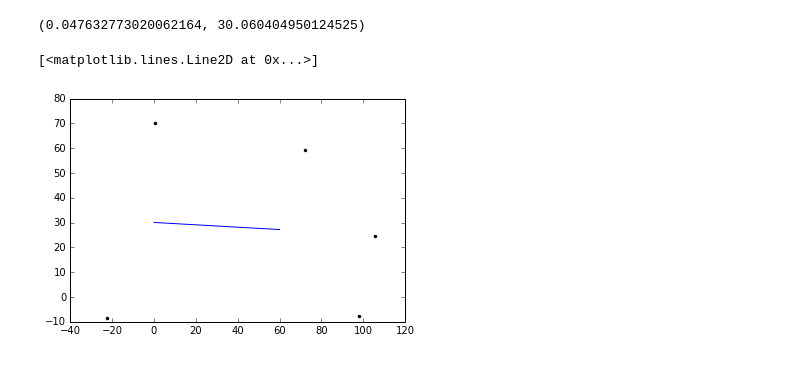
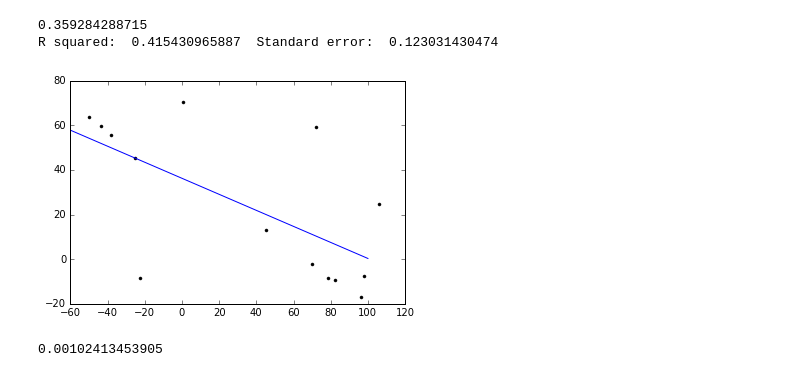
Before and after one commit to jacob-i-skinner/Orbit-Fitting, a Jupyter notebook: V1481 Ori.ipynb, the cells around one changed output. Drawn from its saved outputs; the diff is of its cells as text; code cells hidden in the pictures.

```diff
--- a/V1481 Ori.ipynb
+++ b/V1481 Ori.ipynb
@@ -3,16 +3,19 @@
 import numpy as np
 from matplotlib import pyplot as plt
 from scipy.signal import lombscargle
+from scipy import stats
 %matplotlib inline
-filename     = 'APOGEE_V1481.tbl'
-system       = np.genfromtxt(filename, skip_header=1, usecols=(0, 1, 2))
+filename     = 'V1481.tbl'
+system       = np.genfromtxt(filename, skip_header=12, usecols=(0, 1, 2))#, max_rows=11)
 
-#define-variable--------------------------------------------------------------------------------------------------#
+#use only first 11 data points to use ESO data, last 5 for APOGEE data
+
+#define-variables------------------------------------------------------------------------------------------------#
 
 JD, RVp, RVs = [datum[0] for datum in system], [datum[1] for datum in system], [datum[2] for datum in system]
 JDp, JDs     = JD, JD
 samples      = 1000
-max_period   = 20
+max_period   = 10
 
 #dfine-functions-------------------------------------------------------------------------------------------------#
 
@@ -60,12 +63,12 @@ def data_window(t, f):
     powers *= 2 / N
     return periods, powers
 
-#function computes and returns mass ratio
-def massRatio():
-    p =[datum[1] for datum in system if not np.isnan(datum[1]+datum[2])]
-    s =[datum[2] for datum in system if not np.isnan(datum[1]+datum[2])]
-    m,b = np.polyfit(s, p, 1)
-    return -m, b
+#function computes and returns mass ratio and intercept
+#def massRatio():
+#    p =[datum[1] for datum in system if not np.isnan(datum[1]+datum[2])]
+#    s =[datum[2] for datum in system if not np.isnan(datum[1]+datum[2])]
+#    m,b = np.polyfit(s, p, 1)
+#    return -m, b
 
 #this function removes nan cells from the bad RV visits, and deletes the accompanying JD element
 #from a copy tied to the specific rv list
@@ -137,6 +140,6 @@ ax2.set_ylabel('Normalized Lomb-Scargle Power', size='20')
 fig.set_figheight(10)
 fig.set_figwidth(15)
 #plt.savefig(filename + ' periodogram.pdf')
-print('Mass ratio for ', filename, ' is ', massRatio())
-print('Periodogram peaks above a power of 0.25:',maxima(0.25))
+print('Mass ratio for ', filename, ' is ??')
+print('Periodogram peaks above a power of 0.25:',maxima(0.8))
 # %% [output]
@@ -161,11 +161,21 @@ fig.set_figwidth(8)
 # %%
-#below is a visualization of the mass ratio calculation
-print(massRatio())
-RVp = [datum[1] for datum in system if not np.isnan(datum[1]+datum[2])]
-RVs = [datum[2] for datum in system if not np.isnan(datum[1]+datum[2])]
-plt.plot(RVs, RVp, 'k.')
-plt.plot(np.linspace(0, 60, 4), -massRatio()[0]*np.linspace(0, 60, 4)+massRatio()[1])
+#below is the mass ratio calculation
+p = [datum[1] for datum in system if not np.isnan(datum[1]+datum[2])]
+s = [datum[2] for datum in system if not np.isnan(datum[1]+datum[2])]
+slope, intercept, r_value, p_value, std_err = stats.linregress(s,p)
+R2 = r_value**2
+plt.plot(s, p, 'k.')
+plt.plot(np.linspace(-60, 100, num=4), slope*np.linspace(-60, 100, num=4)+intercept)
+print(-slope)
+print('R squared: ', R2, ' Standard error: ', std_err)
 # %% [output]
-(0.047632773020062164, 30.060404950124525)
+0.359284288715
+R squared:  0.415430965887  Standard error:  0.123031430474
-[<matplotlib.lines.Line2D at 0x...>]
-[figure, old version]
+[figure, new version]
+# %%
+mp = np.asarray(p).mean()
+sp2 = ((p-mp)**2).sum()
+sd_slope = std_err * np.sqrt(1./sp2)
+print(sd_slope)
+# %% [output]
+0.00102413453905
```
Also changed, not shown: parts of 3 cells of this notebook, 6 other files.
